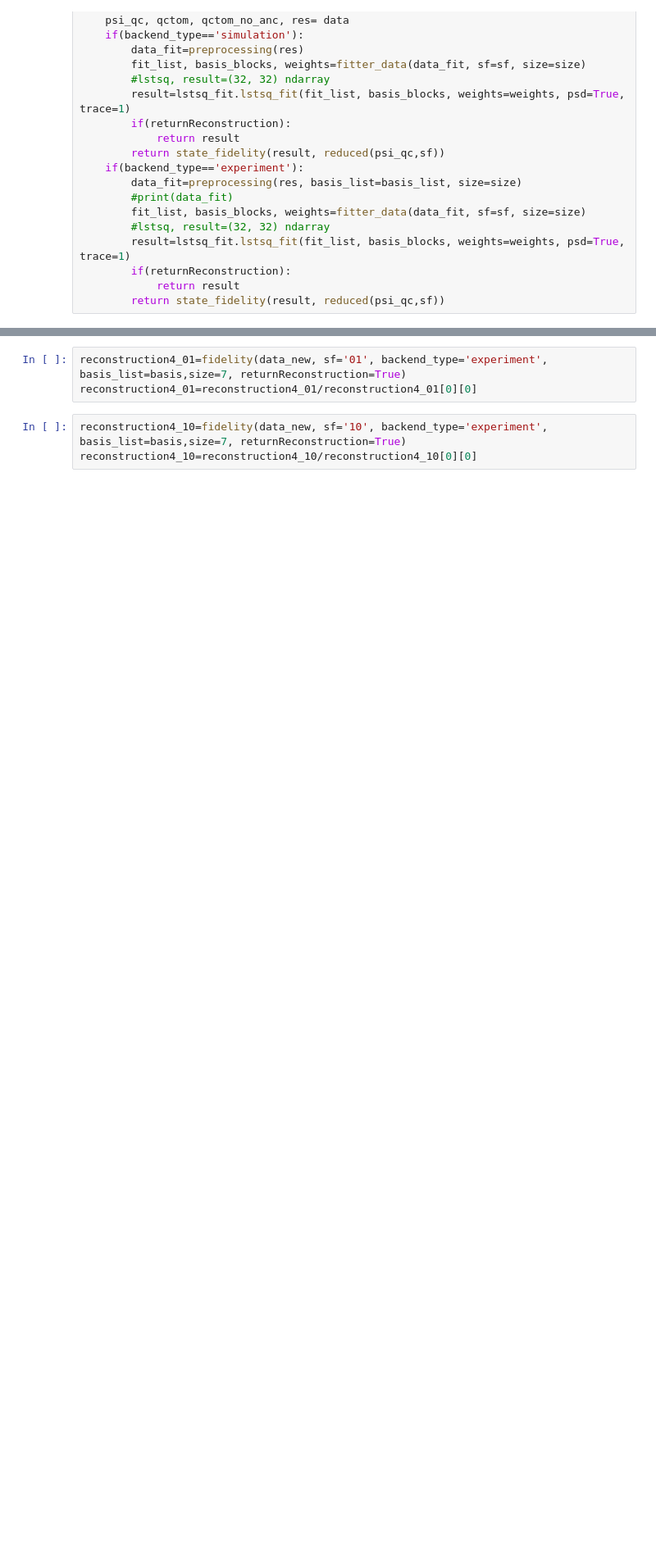
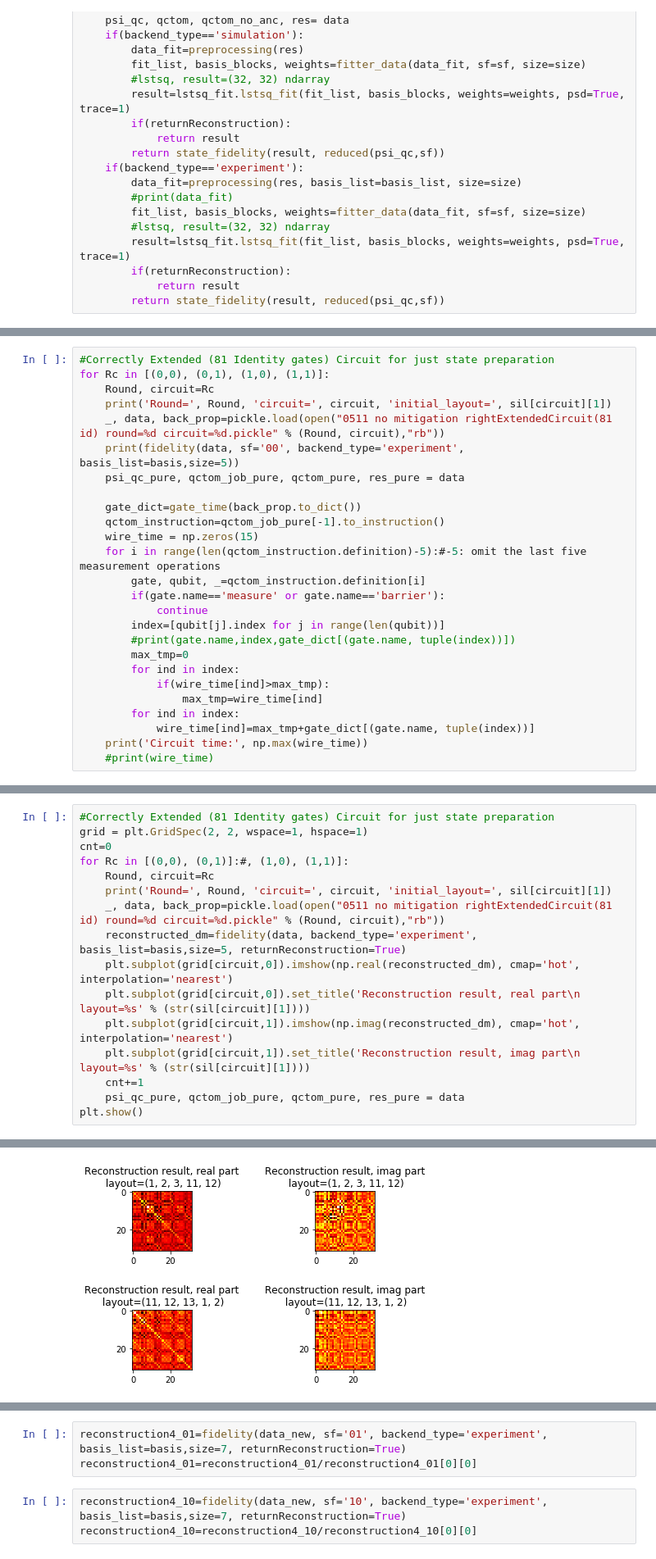
Before and after one commit to Raycosine/QEC-Project, a Jupyter notebook: 20200511 QEC with two extra qubit - Just Post-processing - One Stabilizer+Error Mitigation+Low Depth.ipynb, the cells around one changed output, grey strips where cells are left out. Shown: that part at 82% size. Drawn from its saved outputs; the diff is of its cells as text; blank space fills up the shorter version.

```diff
--- a/20200511 QEC with two extra qubit - Just Post-processing - One Stabilizer+Error Mitigation+Low Depth.ipynb
+++ b/20200511 QEC with two extra qubit - Just Post-processing - One Stabilizer+Error Mitigation+Low Depth.ipynb
@@ -676,0 +727,26 @@ for Round in [0,1,2,3]:
+# %%
+#Correctly Extended (81 Identity gates) Circuit for just state preparation
+for Rc in [(0,0), (0,1), (1,0), (1,1)]:
+    Round, circuit=Rc
+    print('Round=', Round, 'circuit=', circuit, 'initial_layout=', sil[circuit][1])
+    _, data, back_prop=pickle.load(open("0511 no mitigation rightExtendedCircuit(81 id) round=%d circuit=%d.pickle" % (Round, circuit),"rb"))
+    print(fidelity(data, sf='00', backend_type='experiment', basis_list=basis,size=5))
+    psi_qc_pure, qctom_job_pure, qctom_pure, res_pure = data
+
+    gate_dict=gate_time(back_prop.to_dict())
+    qctom_instruction=qctom_job_pure[-1].to_instruction()
+    wire_time = np.zeros(15)
+    for i in range(len(qctom_instruction.definition)-5):#-5: omit the last five measurement operations
+        gate, qubit, _=qctom_instruction.definition[i]
+        if(gate.name=='measure' or gate.name=='barrier'):
+            continue
+        index=[qubit[j].index for j in range(len(qubit))]
+        #print(gate.name,index,gate_dict[(gate.name, tuple(index))])
+        max_tmp=0
+        for ind in index:
+            if(wire_time[ind]>max_tmp):
+                max_tmp=wire_time[ind]
+        for ind in index:
+            wire_time[ind]=max_tmp+gate_dict[(gate.name, tuple(index))]
+    print('Circuit time:', np.max(wire_time))
+    #print(wire_time)
@@ -676,0 +766,17 @@ for Round in [0,1,2,3]:
+# %%
+#Correctly Extended (81 Identity gates) Circuit for just state preparation
+grid = plt.GridSpec(2, 2, wspace=1, hspace=1)
+cnt=0
+for Rc in [(0,0), (0,1)]:#, (1,0), (1,1)]:
+    Round, circuit=Rc
+    print('Round=', Round, 'circuit=', circuit, 'initial_layout=', sil[circuit][1])
+    _, data, back_prop=pickle.load(open("0511 no mitigation rightExtendedCircuit(81 id) round=%d circuit=%d.pickle" % (Round, circuit),"rb"))
+    reconstructed_dm=fidelity(data, backend_type='experiment', basis_list=basis,size=5, returnReconstruction=True)
+    plt.subplot(grid[circuit,0]).imshow(np.real(reconstructed_dm), cmap='hot', interpolation='nearest')
+    plt.subplot(grid[circuit,0]).set_title('Reconstruction result, real part\n layout=%s' % (str(sil[circuit][1])))
+    plt.subplot(grid[circuit,1]).imshow(np.imag(reconstructed_dm), cmap='hot', interpolation='nearest')
+    plt.subplot(grid[circuit,1]).set_title('Reconstruction result, imag part\n layout=%s' % (str(sil[circuit][1])))
+    cnt+=1
+    psi_qc_pure, qctom_job_pure, qctom_pure, res_pure = data
+plt.show()
+# %% [output]
@@ -676,0 +785 @@ for Round in [0,1,2,3]:
+[figure, added]
```
Also changed, not shown: parts of 13 cells of this notebook, 6 other files.
